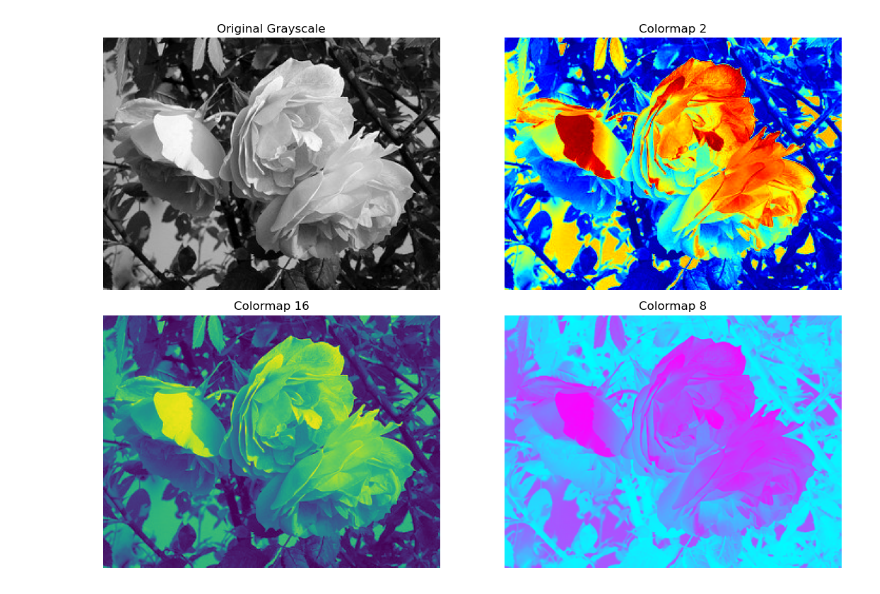
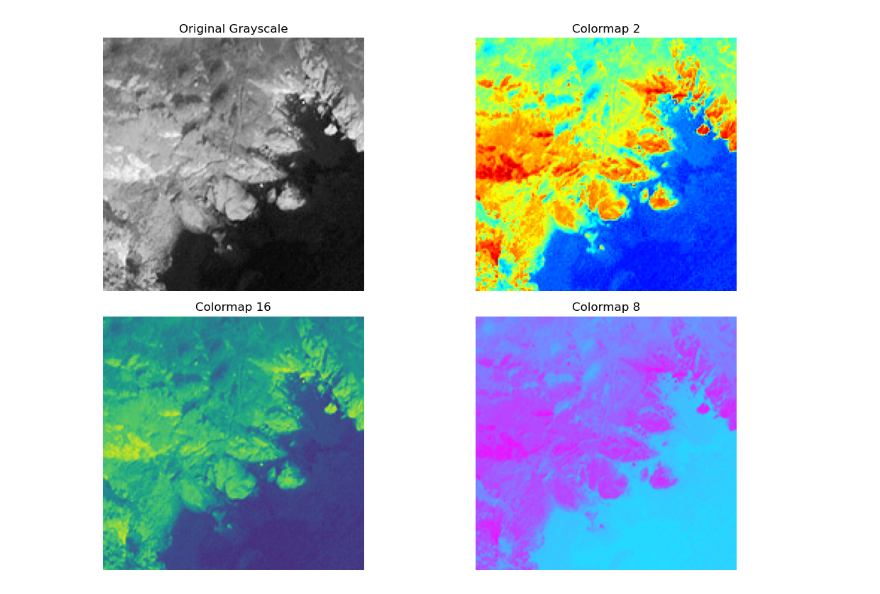
Before and after one commit to vidyadharbendre/learn_computer_vision_using_examples, a Jupyter notebook: notebooks/psedo_colour_processing_1.ipynb, the cells around one changed output. Saved outputs shown, nothing was run; the diff lists cells and outputs as text; code cells hidden in the pictures.

Commit message:
added a few diagrams

```diff
--- a/notebooks/psedo_colour_processing_1.ipynb
+++ b/notebooks/psedo_colour_processing_1.ipynb
@@ -6,7 +6,7 @@ import matplotlib.pyplot as plt
 
 # Load a grayscale image
 # Specify the path to the image
-image_path = os.path.join(os.getcwd(), 'data', 'images', 'roses.jpg')  # Replace with your image path
+image_path = os.path.join(os.getcwd(), 'data', 'images', 'worldview-1.jpg')  # Replace with your image path
 #image_path = os.path.join(os.getcwd(), 'data', 'images', 'lena_color.jpg')
 
 gray_image = cv2.imread(image_path, cv2.IMREAD_GRAYSCALE)  # Load the image in grayscale mode
@@ -17,31 +17,31 @@ colormaps = [
     cv2.COLORMAP_VIRIDIS, # Colormap 2: Viridis (perceptually uniform colormap)
     cv2.COLORMAP_COOL     # Colormap 3: Cool (shades of cyan to magenta)
 ]
 
 # Create a figure to display the images
 plt.figure(figsize=(12, 8))  # Set the figure size (width x height in inches)
 
 # Display the original grayscale image
 plt.subplot(2, 2, 1)  # Create the first subplot (2 rows, 2 columns, position 1)
 plt.imshow(gray_image, cmap='gray')  # Display the image in grayscale
 plt.title("Original Grayscale")  # Title for the original grayscale image
 plt.axis("off")  # Turn off axis labels for better visualization
 
 # Apply and display pseudo-color transformations for each colormap
 for i, colormap in enumerate(colormaps, 2):  # Start enumeration from 2 for subplot positions
     # Apply the current colormap to the grayscale image
     pseudo_color = cv2.applyColorMap(gray_image, colormap)
 
     # Display the pseudo-color image
     plt.subplot(2, 2, i)  # Create a subplot for each colormap (positions 2, 3, 4)
     plt.imshow(cv2.cvtColor(pseudo_color, cv2.COLOR_BGR2RGB))  # Convert BGR (OpenCV) to RGB (Matplotlib)
     plt.title(f"Colormap {colormap}")  # Title indicating the colormap used
     plt.axis("off")  # Turn off axis labels for better visualization
 
 # Adjust layout to avoid overlapping titles and images
 plt.tight_layout()
 
 # Show all images in the figure
 plt.show()
 # %% [output]
-[figure, old version]
+[figure, new version]
```
Also changed, not shown: 2 other files.
